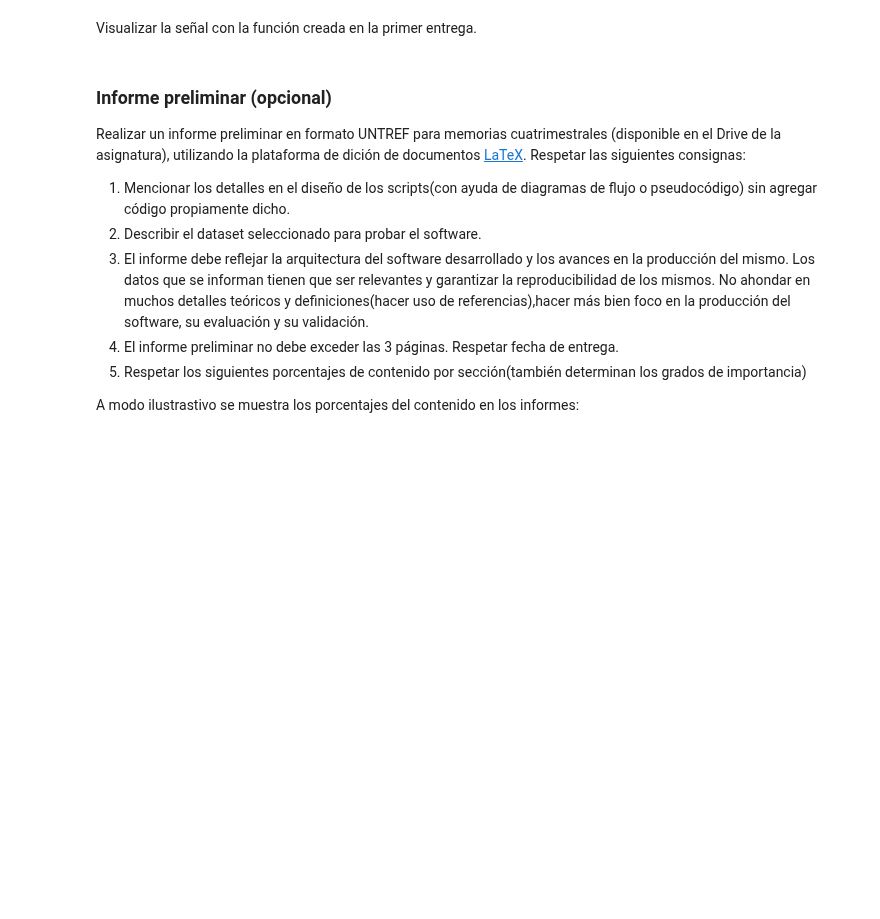
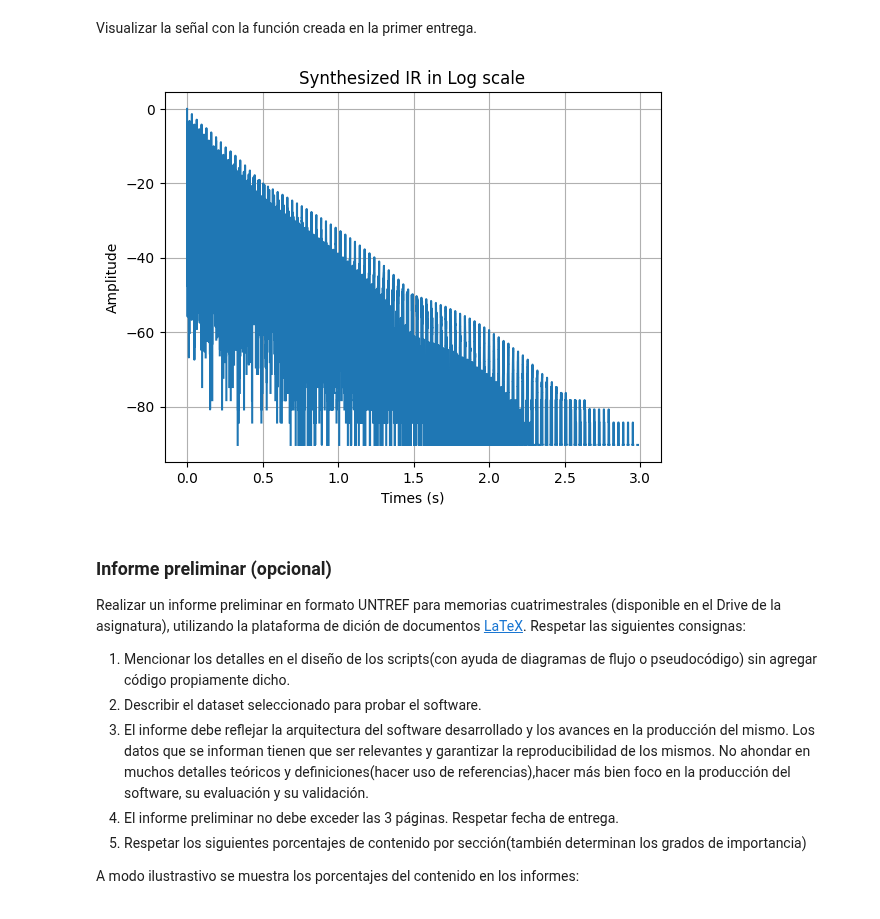
Before and after one commit to jaldreyuntref/sys, a Jupyter notebook: segunda_entrega/segunda_entrega.ipynb, the cells around one changed output. Drawn from its saved outputs; the diff is of its cells as text; code cells hidden in the pictures; blank space fills up the shorter version.

```diff
--- a/segunda_entrega/segunda_entrega.ipynb
+++ b/segunda_entrega/segunda_entrega.ipynb
@@ -316,2 +335,6 @@ Donde $A(t)$ es la señal que deseamos transformar de escala. **Consigna:** crea
+# %%
+def logarithmicScaleConversion(signal):
+    signal = np.where(signal == 0, 1e-10, signal)
+    return 20 * np.log10(np.abs(signal/np.max(signal)))
 # %% [markdown]
 Llamar a la función con alguna de las señales generadas anteriormente.
@@ -320,2 +341,6 @@ Llamar a la función con alguna de las señales generadas anteriormente.
+# %%
+impulseResponse, time = getWAVData("media/synthesized-impulse-response.wav")
+
+impulseResponseInLogScale = logarithmicScaleConversion(impulseResponse)
 # %% [markdown]
 Visualizar la señal con la función creada en la primer entrega.
@@ -324,3 +347,7 @@ Visualizar la señal con la función creada en la primer entrega.
+# %%
+plot(time, impulseResponseInLogScale, title="Synthesized IR in Log scale") # Entiendo que no le pongo scale = log
+# %% [output]
+[figure, added]
 # %% [markdown]
 ### Informe preliminar (opcional)
 Realizar un informe preliminar en formato UNTREF para memorias cuatrimestrales (disponible en el Drive de la asignatura), utilizando la plataforma de dición de documentos [LaTeX](https://es.wikipedia.org/wiki/LaTeX). Respetar las siguientes consignas:
```
Also changed, not shown: parts of 9 cells of this notebook, 3 other files.
